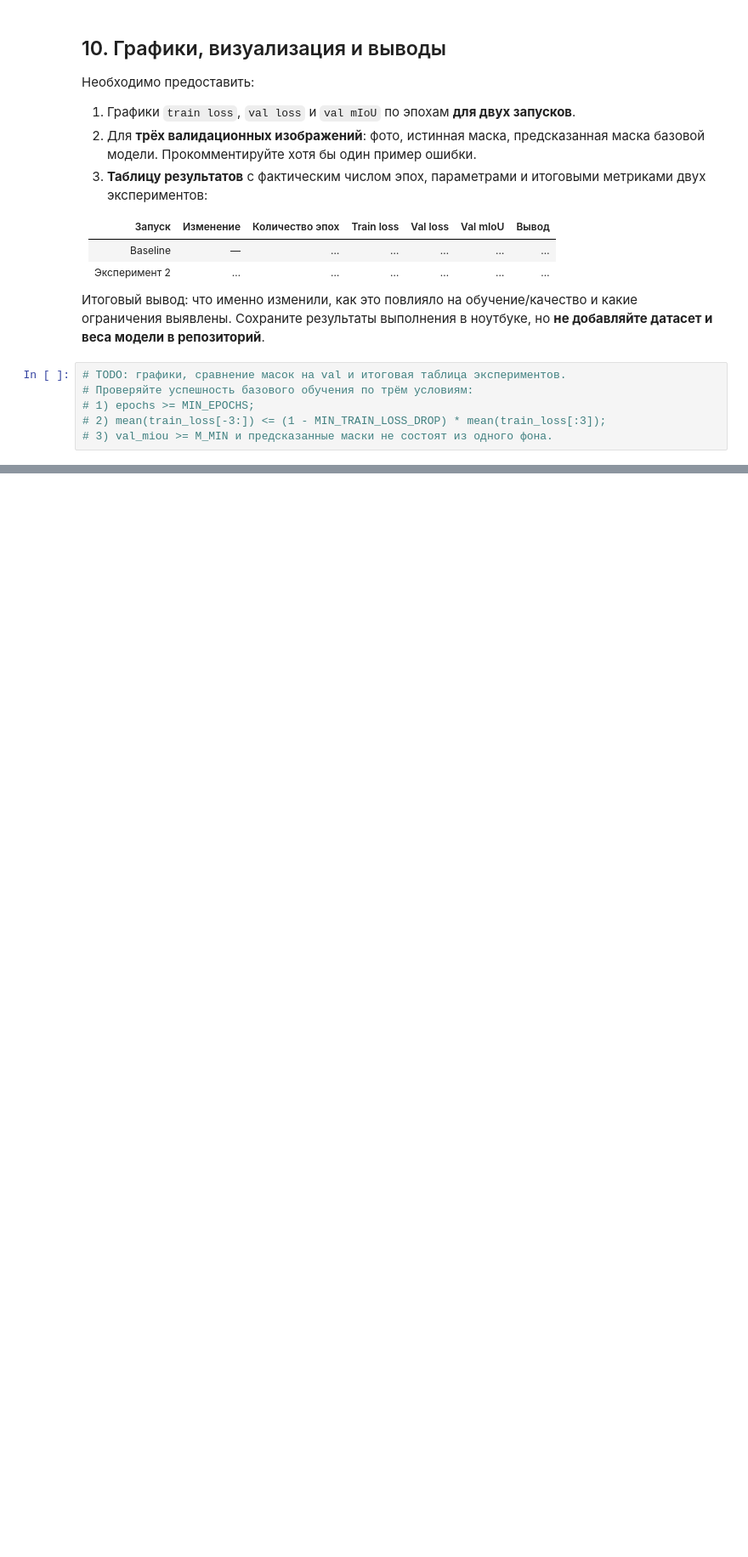
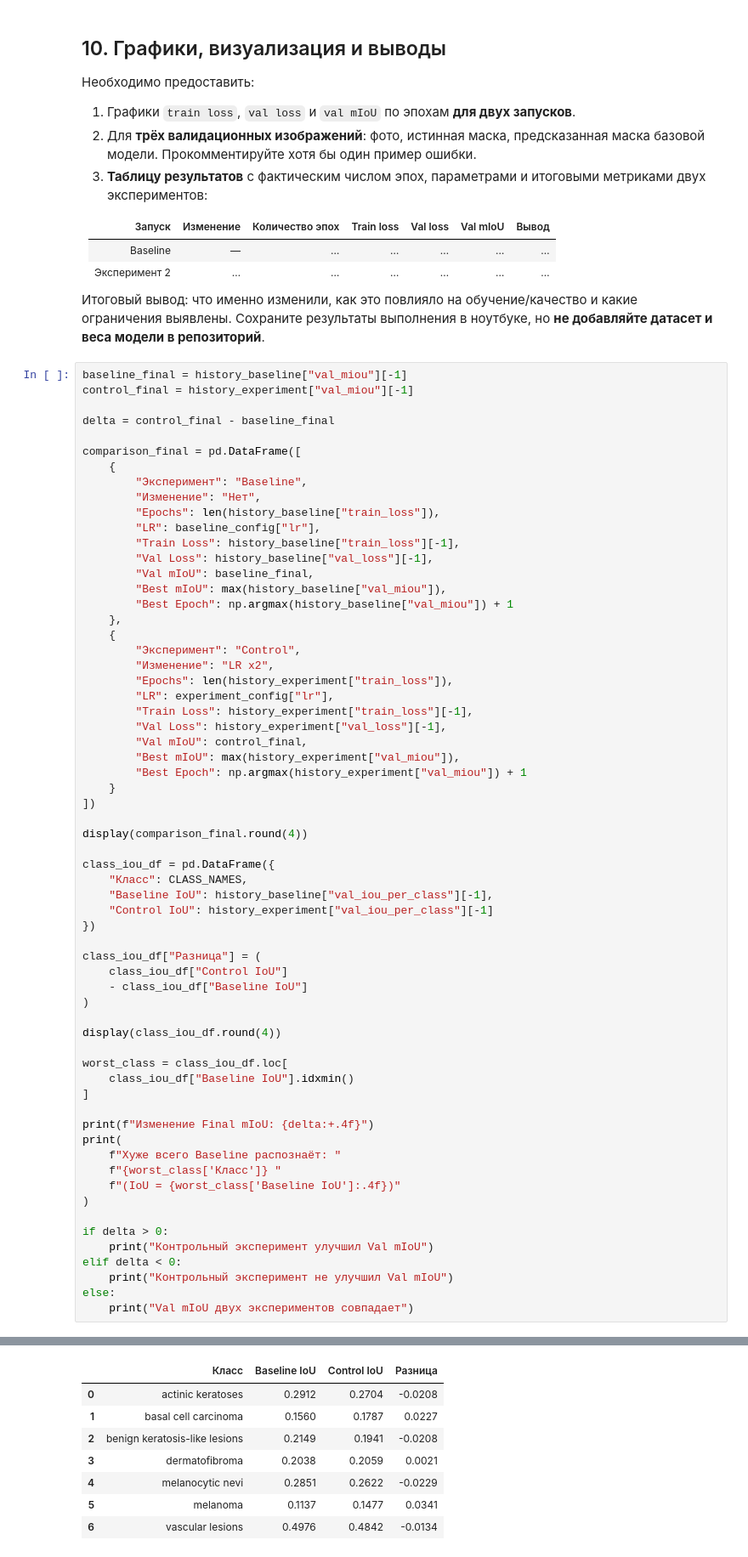
Before and after one commit to SaidSun/HandmadeConvEnc-Dec, a Jupyter notebook: src/solution.ipynb, the cells around one changed output, grey strips where cells are left out. Shown at 85% size. Cells and saved outputs as stored; diff of their text form; blank space fills up the shorter version.

```diff
--- a/src/solution.ipynb
+++ b/src/solution.ipynb
@@ -551,8 +863,66 @@ def evaluate_miou(model, dataloader, device=DEVICE):
 
 Итоговый вывод: что именно изменили, как это повлияло на обучение/качество и какие ограничения выявлены. Сохраните результаты выполнения в ноутбуке, но **не добавляйте датасет и веса модели в репозиторий**.
 # %%
-# TODO: графики, сравнение масок на val и итоговая таблица экспериментов.
-# Проверяйте успешность базового обучения по трём условиям:
-# 1) epochs >= MIN_EPOCHS;
-# 2) mean(train_loss[-3:]) <= (1 - MIN_TRAIN_LOSS_DROP) * mean(train_loss[:3]);
-# 3) val_miou >= M_MIN и предсказанные маски не состоят из одного фона.
+baseline_final = history_baseline["val_miou"][-1]
+control_final = history_experiment["val_miou"][-1]
+
+delta = control_final - baseline_final
+
+comparison_final = pd.DataFrame([
+    {
+        "Эксперимент": "Baseline",
+        "Изменение": "Нет",
+        "Epochs": len(history_baseline["train_loss"]),
+        "LR": baseline_config["lr"],
+        "Train Loss": history_baseline["train_loss"][-1],
+        "Val Loss": history_baseline["val_loss"][-1],
+        "Val mIoU": baseline_final,
+        "Best mIoU": max(history_baseline["val_miou"]),
+        "Best Epoch": np.argmax(history_baseline["val_miou"]) + 1
+    },
+    {
+        "Эксперимент": "Control",
+        "Изменение": "LR x2",
+        "Epochs": len(history_experiment["train_loss"]),
+        "LR": experiment_config["lr"],
+        "Train Loss": history_experiment["train_loss"][-1],
+        "Val Loss": history_experiment["val_loss"][-1],
+        "Val mIoU": control_final,
+        "Best mIoU": max(history_experiment["val_miou"]),
+        "Best Epoch": np.argmax(history_experiment["val_miou"]) + 1
+    }
+])
+
+display(comparison_final.round(4))
+
+class_iou_df = pd.DataFrame({
+    "Класс": CLASS_NAMES,
+    "Baseline IoU": history_baseline["val_iou_per_class"][-1],
+    "Control IoU": history_experiment["val_iou_per_class"][-1]
+})
+
+class_iou_df["Разница"] = (
+    class_iou_df["Control IoU"]
+    - class_iou_df["Baseline IoU"]
+)
+
+display(class_iou_df.round(4))
+
+worst_class = class_iou_df.loc[
+    class_iou_df["Baseline IoU"].idxmin()
+]
+
+print(f"Изменение Final mIoU: {delta:+.4f}")
+print(
+    f"Хуже всего Baseline распознаёт: "
+    f"{worst_class['Класс']} "
+    f"(IoU = {worst_class['Baseline IoU']:.4f})"
+)
+
+if delta > 0:
+    print("Контрольный эксперимент улучшил Val mIoU")
+elif delta < 0:
+    print("Контрольный эксперимент не улучшил Val mIoU")
+else:
+    print("Val mIoU двух экспериментов совпадает")
+# %% [output]
@@ -558,0 +932,8 @@ def evaluate_miou(model, dataloader, device=DEVICE):
+|  | Класс | Baseline IoU | Control IoU | Разница |
+| 0 | actinic keratoses | 0.2912 | 0.2704 | -0.0208 |
+| 1 | basal cell carcinoma | 0.1560 | 0.1787 | 0.0227 |
+| 2 | benign keratosis-like lesions | 0.2149 | 0.1941 | -0.0208 |
+| 3 | dermatofibroma | 0.2038 | 0.2059 | 0.0021 |
+| 4 | melanocytic nevi | 0.2851 | 0.2622 | -0.0229 |
+| 5 | melanoma | 0.1137 | 0.1477 | 0.0341 |
+| 6 | vascular lesions | 0.4976 | 0.4842 | -0.0134 |
```
Also changed, not shown: parts of 8 cells of this notebook, 2 other files.
